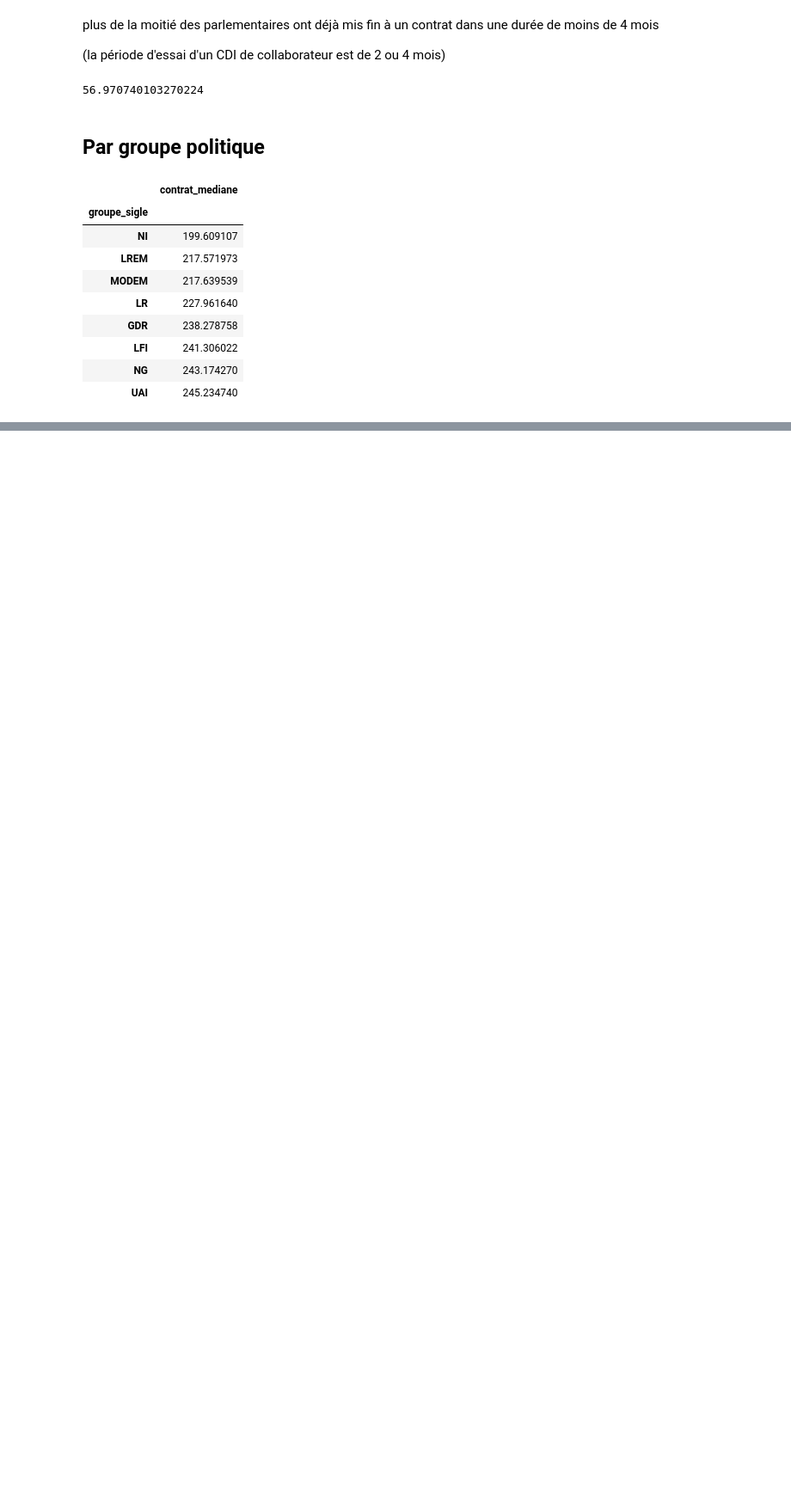
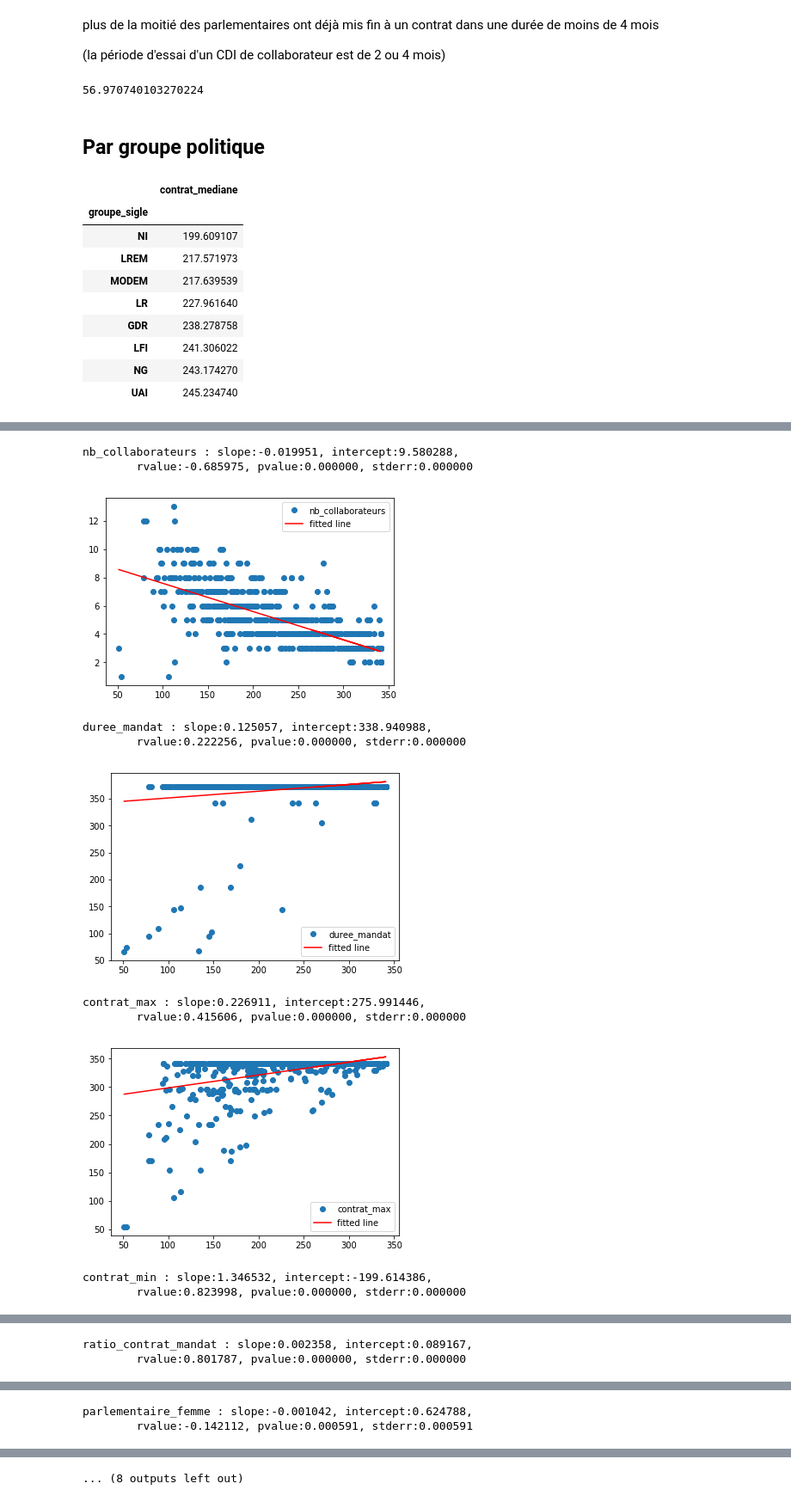
Before and after one commit to regardscitoyens/Collaborateurs-Parlement, a Jupyter notebook: exploitations/turnover.ipynb, the cells around one changed output, grey strips where cells are left out. Shown at 86% size. Drawn from its saved outputs; the diff is of its cells as text; code cells hidden in the pictures; blank space fills up the shorter version.

Commit message:
Fucking statistics for the win

```diff
--- a/exploitations/turnover.ipynb
+++ b/exploitations/turnover.ipynb
@@ -154,0 +157,8 @@ duree_moy_sexe
+# %%
+duree_tt = duree_collaborateurs.drop(["contrat_fini_max", "contrat_fini_min"], 1)
+duree_tt["parlementaire_femme"] = (duree_tt["sexe_parlementaire"] == "F") * 1
+duree_tt["parlementaire_homme"] = (duree_tt["sexe_parlementaire"] == "H") * 1
+for grp in duree_tt["groupe_sigle"].unique():
+    duree_tt["groupe_"+grp] = (duree_tt["groupe_sigle"] == grp) * 1
+duree_tt
+#Pour MacOS
@@ -154,0 +184,8 @@ duree_moy_sexe
+# %%
+for i in duree_tt.drop(["nb_collaborateurs", "duree_mandat", "contrat_max", "contrat_min", "ratio_contrat_mandat"], 1).columns[4:]:
+    cat1 = duree_tt[duree_tt[i] == 0]["contrat_mediane"]
+    cat2 = duree_tt[duree_tt[i] == 1]["contrat_mediane"]
+
+    tt = ttest_ind(cat1, cat2)
+    if tt.pvalue < 0.1:
+        print("{0} : {1:f}, {2:f}\n".format(i, tt.statistic, tt.pvalue))
@@ -154,0 +202,25 @@ duree_moy_sexe
+# %%
+import matplotlib.pyplot as plt
+
+tt = {}
+for i in duree_tt.columns[4:]:
+    tt[i] = linregress(duree_tt["contrat_mediane"], duree_tt[i])
+    #print (tt)
+    if tt[i].pvalue < 0.1:
+        print("{0} : slope:{1:f}, intercept:{2:f}, \n\trvalue:{3:f}, pvalue:{4:f}, stderr:{4:f}\n".format(i, tt[i].slope, tt[i].intercept, tt[i].rvalue, tt[i].pvalue, tt[i].stderr))
+        plt.plot(duree_tt["contrat_mediane"], duree_tt[i], 'o', label=i)
+        plt.plot(duree_tt["contrat_mediane"], tt[i].intercept + tt[i].slope*duree_tt["contrat_mediane"], 'r', label='fitted line')
+        plt.legend()
+        plt.show()
+# %% [output]
+nb_collaborateurs : slope:-0.019951, intercept:9.580288,
+        rvalue:-0.685975, pvalue:0.000000, stderr:0.000000
+[figure, added]
+duree_mandat : slope:0.125057, intercept:338.940988,
+        rvalue:0.222256, pvalue:0.000000, stderr:0.000000
+[figure, added]
+contrat_max : slope:0.226911, intercept:275.991446,
+        rvalue:0.415606, pvalue:0.000000, stderr:0.000000
+[figure, added]
+contrat_min : slope:1.346532, intercept:-199.614386,
+        rvalue:0.823998, pvalue:0.000000, stderr:0.000000
@@ -154,0 +228,2 @@ duree_moy_sexe
+ratio_contrat_mandat : slope:0.002358, intercept:0.089167,
+        rvalue:0.801787, pvalue:0.000000, stderr:0.000000
@@ -154,0 +231,2 @@ duree_moy_sexe
+parlementaire_femme : slope:-0.001042, intercept:0.624788,
+        rvalue:-0.142112, pvalue:0.000591, stderr:0.000591
@@ -154,0 +234 @@ duree_moy_sexe
+... (8 outputs left out)
```
Also changed, not shown: parts of 7 cells of this notebook.
